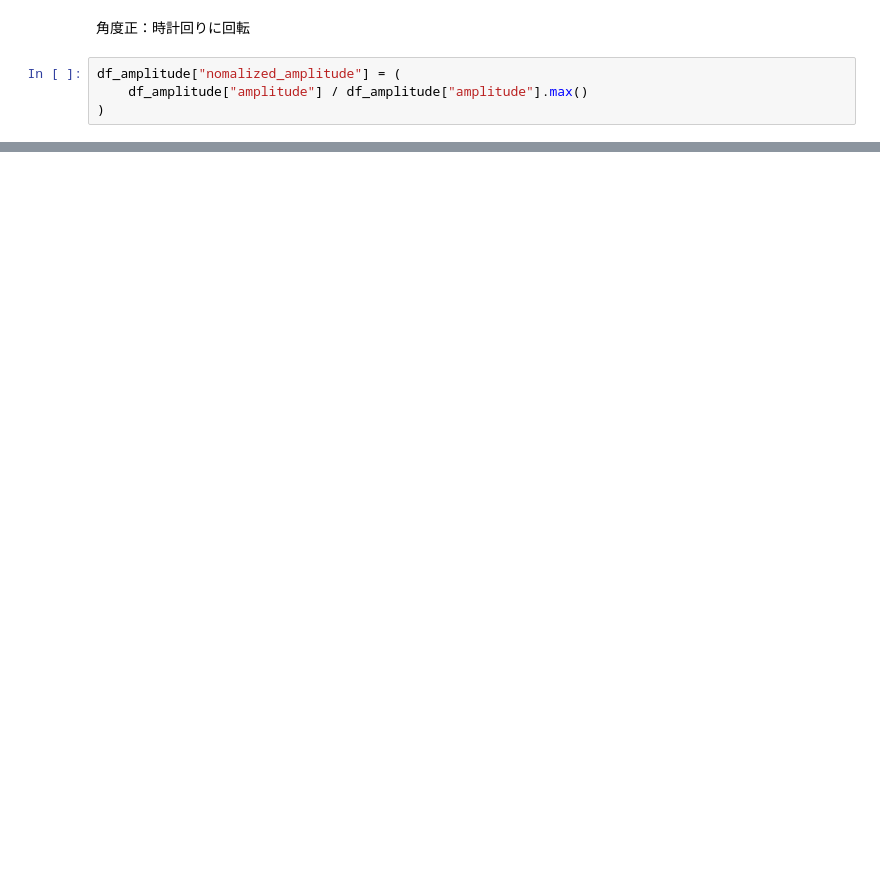
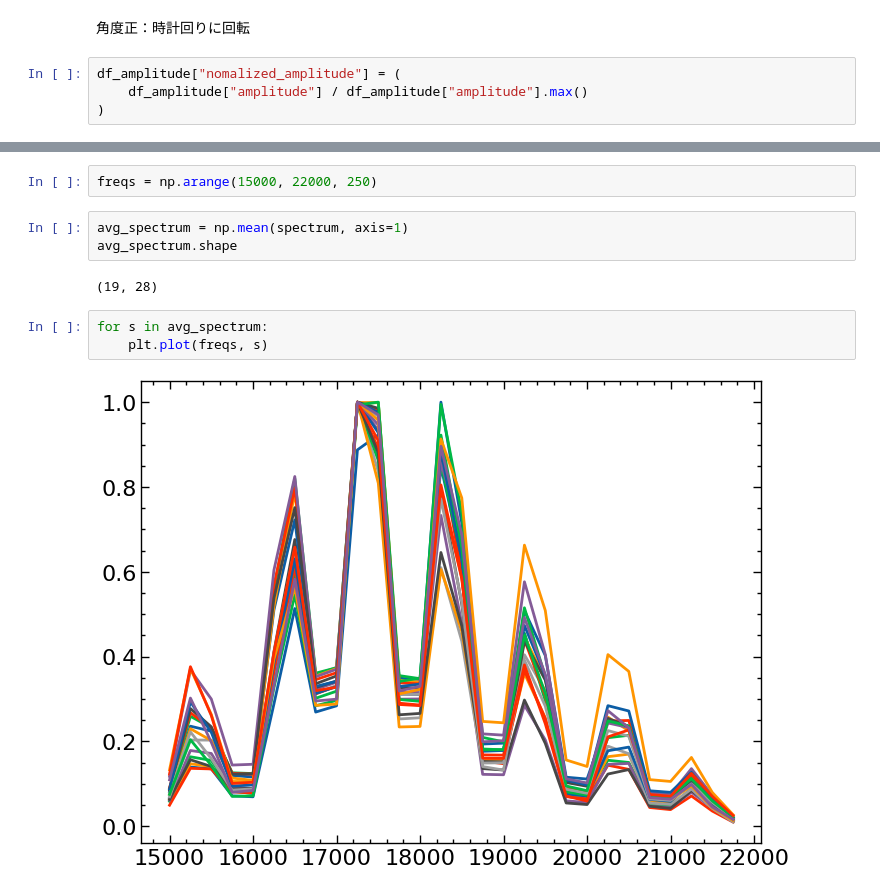
Before and after one commit to auk1709/lab-acoustic, a Jupyter notebook: notebook/phone-directivity.ipynb, the cells around one changed output, grey strips where cells are left out. Drawn from its saved outputs; the diff is of its cells as text; blank space fills up the shorter version.

```diff
--- a/notebook/phone-directivity.ipynb
+++ b/notebook/phone-directivity.ipynb
@@ -85,0 +86,12 @@ Text(9.444444444444445, 0.5, 'Amplitude')
+# %%
+freqs = np.arange(15000, 22000, 250)
+# %%
+avg_spectrum = np.mean(spectrum, axis=1)
+avg_spectrum.shape
+# %% [output]
+(19, 28)
+# %%
+for s in avg_spectrum:
+    plt.plot(freqs, s)
+# %% [output]
+[figure, added]
```
Also changed, not shown: parts of 3 cells of this notebook, 1 other file.
